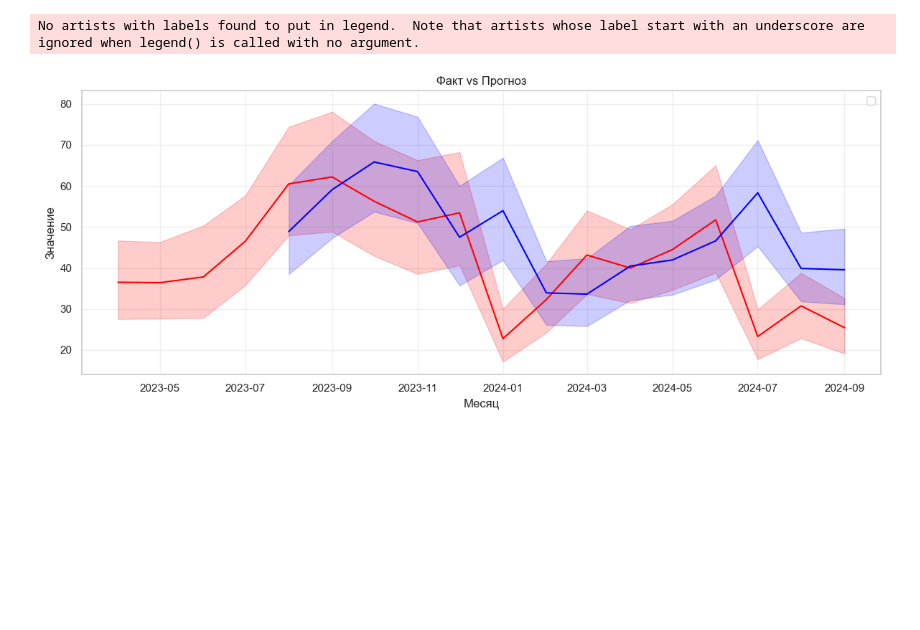
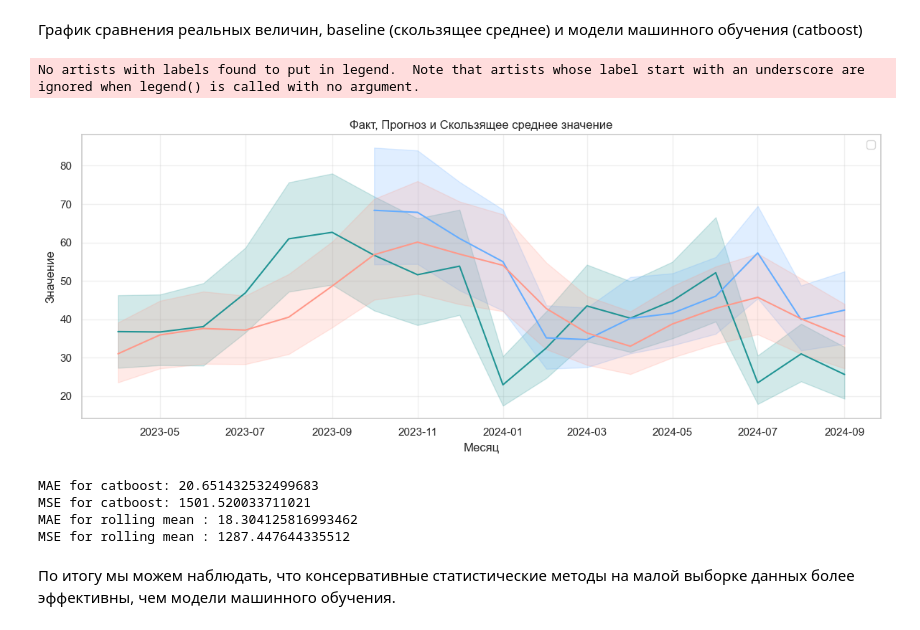
Before and after one commit to Anastasia22014/project, a Jupyter notebook: Проект.ipynb, the cells around one changed output. Saved outputs shown, nothing was run; the diff lists cells and outputs as text; code cells hidden in the pictures; blank space fills up the shorter version.

```diff
--- a/Проект.ipynb
+++ b/Проект.ipynb
@@ -48,5 +47,5 @@ df = df.copy()
 df[date_col] = pd.to_datetime(df[date_col], errors="coerce")
 df = df.dropna(subset=[date_col])
 
-df["month"] = df[date_col].dt.to_period("M").dt.to_timestamp()
-df = df.sort_values("month")
+df.rename(columns={'Месяц и год даты договора': 'month'}, inplace=True)
+# df = df.sort_values("month")
@@ -117,6 +120,6 @@ num_features = ["month_num", "y_lag1", "y_lag2", "y_roll3_mean"] + dist_cols
 X = panel[cat_features + num_features]
 # %%
 months = np.array(sorted(panel["month"].unique()))
-n_splits = 5
+n_splits = 3
 fold_sizes = np.full(n_splits, len(months) // n_splits, dtype=int)
 fold_sizes[:len(months) % n_splits] +=1
@@ -184,6 +130,7 @@ oof_pred = pd.Series(index=panel.index, dtype=float)
 
 maes = []
 start = 0
+model = CatBoostRegressor(random_state=42, cat_features=cat_features, verbose=False)
 
 for i, fs in enumerate(fold_sizes, 1):
     test_months = months[start:start+fs]
@@ -199,8 +146,8 @@ for i, fs in enumerate(fold_sizes, 1):
     X_tr, y_tr = X.loc[tr_idx], y.loc[tr_idx]
     X_te, y_te = X.loc[te_idx], y.loc[te_idx]
 
-    pipe.fit(X_tr, y_tr)
-    pred = pipe.predict(X_te)
+    model.fit(X_tr, y_tr)
+    pred = model.predict(X_te)
     pred = np.clip(pred, 0, None)
 
     oof_pred.loc[te_idx] = pred
@@ -251,17 +168,39 @@ plot_df
+# %% [markdown]
+График сравнения реальных величин, baseline (скользящее среднее) и модели машинного обучения (catboost)
 # %%
 df = plot_df.sort_values("month")
 
 plt.figure(figsize=(12, 5))
-sns.lineplot(data=df, x='month', y='y_true', color='red')
-sns.lineplot(data=df, x='month', y='y_pred', color='blue')
+sns.lineplot(data=df, x='month', y='y_true', color='#209494')
+sns.lineplot(data=df, x='month', y='y_pred', color='#65ADFF')
+sns.lineplot(data=df, x='month', y='y_roll3_mean', color='#FF998A')
 
-plt.title("Факт vs Прогноз")
+plt.title("Факт, Прогноз и Скользящее среднее значение")
 plt.xlabel("Месяц")
 plt.ylabel("Значение")
 plt.grid(True, alpha=0.3)
 plt.legend()
 plt.tight_layout()
 plt.show()
 # %% [output]
 No artists with labels found to put in legend.  Note that artists whose label start with an underscore are ignored when legend() is called with no argument.
-[figure, old version]
+[figure, new version]
+# %%
+df_eval = plot_df[plot_df['month'] >= '2023-10-01']
+
+mse_catboost = mean_squared_error(df_eval['y_true'], df_eval['y_pred'])
+mse_roll_m = mean_squared_error(df_eval['y_true'], df_eval['y_roll3_mean'])
+mae_catboost = mean_absolute_error(df_eval['y_true'], df_eval['y_pred'])
+mae_roll_m = mean_absolute_error(df_eval['y_true'], df_eval['y_roll3_mean'])
+
+print(f'MAE for catboost: {mae_catboost}')
+print(f'MSE for catboost: {mse_catboost}')
+print(f'MAE for rolling mean : {mae_roll_m}')
+print(f'MSE for rolling mean : {mse_roll_m}')
+# %% [output]
+MAE for catboost: 20.651432532499683
+MSE for catboost: 1501.520033711021
+MAE for rolling mean : 18.304125816993462
+MSE for rolling mean : 1287.447644335512
+# %% [markdown]
+По итогу мы можем наблюдать, что консервативные статистические методы на малой выборке данных более эффективны, чем модели машинного обучения.
```
Also changed, not shown: parts of 17 cells of this notebook.
